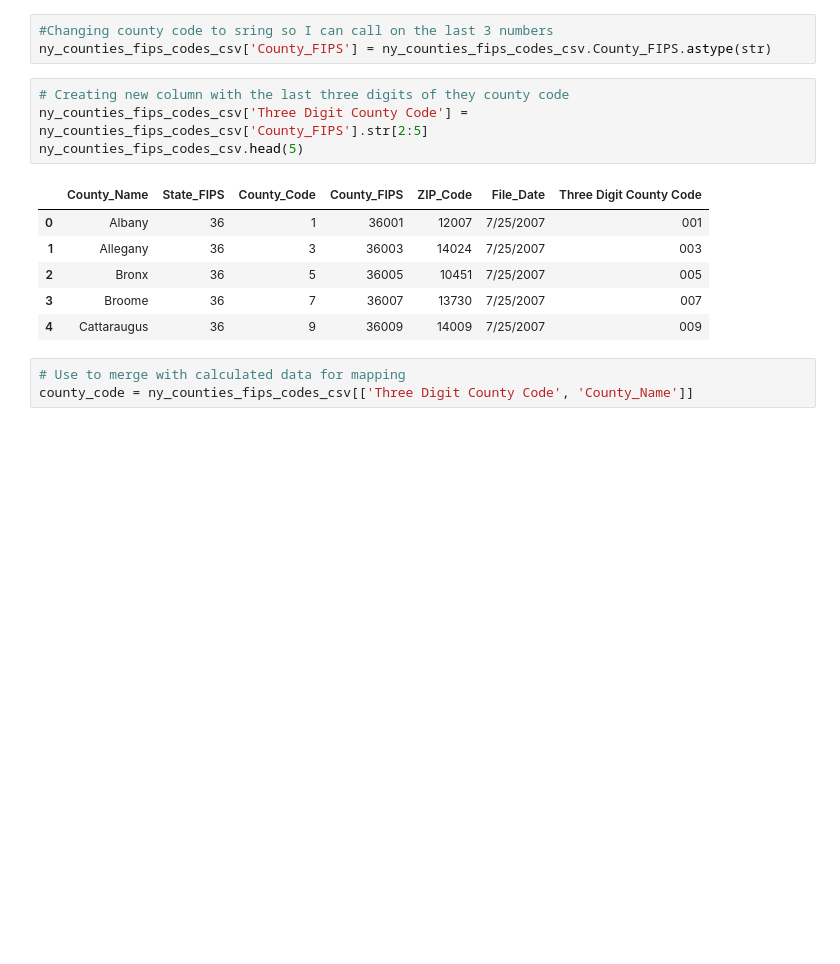
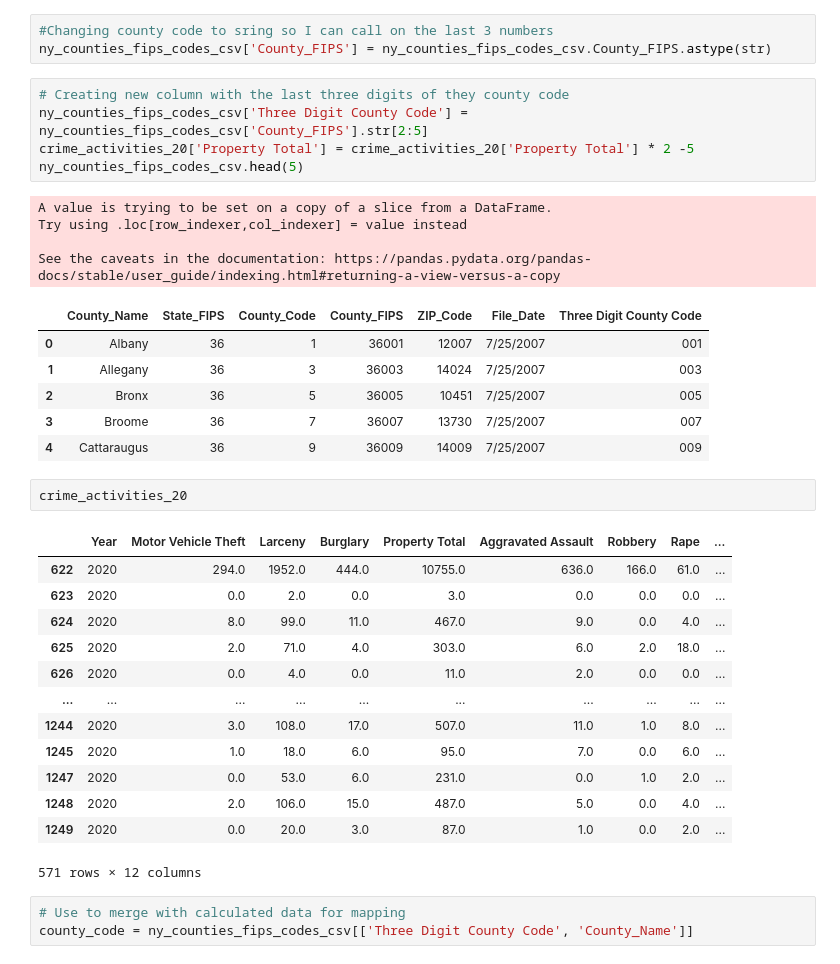
Before and after one commit to morgancoad/final_pro_two, a Jupyter notebook: notebooks/2020_crime.ipynb, the cells around one changed output. Saved outputs shown, nothing was run; the diff lists cells and outputs as text; blank space fills up the shorter version.

```diff
--- a/notebooks/2020_crime.ipynb
+++ b/notebooks/2020_crime.ipynb
@@ -149,14 +150,35 @@ ny_counties_fips_codes_csv['County_FIPS'] = ny_counties_fips_codes_csv.County_FI
 # %%
 # Creating new column with the last three digits of they county code
 ny_counties_fips_codes_csv['Three Digit County Code'] = ny_counties_fips_codes_csv['County_FIPS'].str[2:5]
+crime_activities_20['Property Total'] = crime_activities_20['Property Total'] * 2 -5
 ny_counties_fips_codes_csv.head(5)
 # %% [output]
+A value is trying to be set on a copy of a slice from a DataFrame.
+Try using .loc[row_indexer,col_indexer] = value instead
+
+See the caveats in the documentation: https://pandas.pydata.org/pandas-docs/stable/user_guide/indexing.html#returning-a-view-versus-a-copy
 |  | County_Name | State_FIPS | County_Code | County_FIPS | ZIP_Code | File_Date | Three Digit County Code |
 | 0 | Albany | 36 | 1 | 36001 | 12007 | 7/25/2007 | 001 |
 | 1 | Allegany | 36 | 3 | 36003 | 14024 | 7/25/2007 | 003 |
 | 2 | Bronx | 36 | 5 | 36005 | 10451 | 7/25/2007 | 005 |
 | 3 | Broome | 36 | 7 | 36007 | 13730 | 7/25/2007 | 007 |
 | 4 | Cattaraugus | 36 | 9 | 36009 | 14009 | 7/25/2007 | 009 |
+# %%
+crime_activities_20
+# %% [output]
+|  | Year | Motor Vehicle Theft | Larceny | Burglary | Property Total | Aggravated Assault | Robbery | Rape | ... |
+| 622 | 2020 | 294.0 | 1952.0 | 444.0 | 10755.0 | 636.0 | 166.0 | 61.0 | ... |
+| 623 | 2020 | 0.0 | 2.0 | 0.0 | 3.0 | 0.0 | 0.0 | 0.0 | ... |
+| 624 | 2020 | 8.0 | 99.0 | 11.0 | 467.0 | 9.0 | 0.0 | 4.0 | ... |
+| 625 | 2020 | 2.0 | 71.0 | 4.0 | 303.0 | 6.0 | 2.0 | 18.0 | ... |
+| 626 | 2020 | 0.0 | 4.0 | 0.0 | 11.0 | 2.0 | 0.0 | 0.0 | ... |
+| ... | ... | ... | ... | ... | ... | ... | ... | ... | ... |
+| 1244 | 2020 | 3.0 | 108.0 | 17.0 | 507.0 | 11.0 | 1.0 | 8.0 | ... |
+| 1245 | 2020 | 1.0 | 18.0 | 6.0 | 95.0 | 7.0 | 0.0 | 6.0 | ... |
+| 1247 | 2020 | 0.0 | 53.0 | 6.0 | 231.0 | 0.0 | 1.0 | 2.0 | ... |
+| 1248 | 2020 | 2.0 | 106.0 | 15.0 | 487.0 | 5.0 | 0.0 | 4.0 | ... |
+| 1249 | 2020 | 0.0 | 20.0 | 3.0 | 87.0 | 1.0 | 0.0 | 2.0 | ... |
+571 rows × 12 columns
 # %%
 # Use to merge with calculated data for mapping
 county_code = ny_counties_fips_codes_csv[['Three Digit County Code', 'County_Name']]
```
Also changed, not shown: parts of 2 cells of this notebook, 6 other files.
